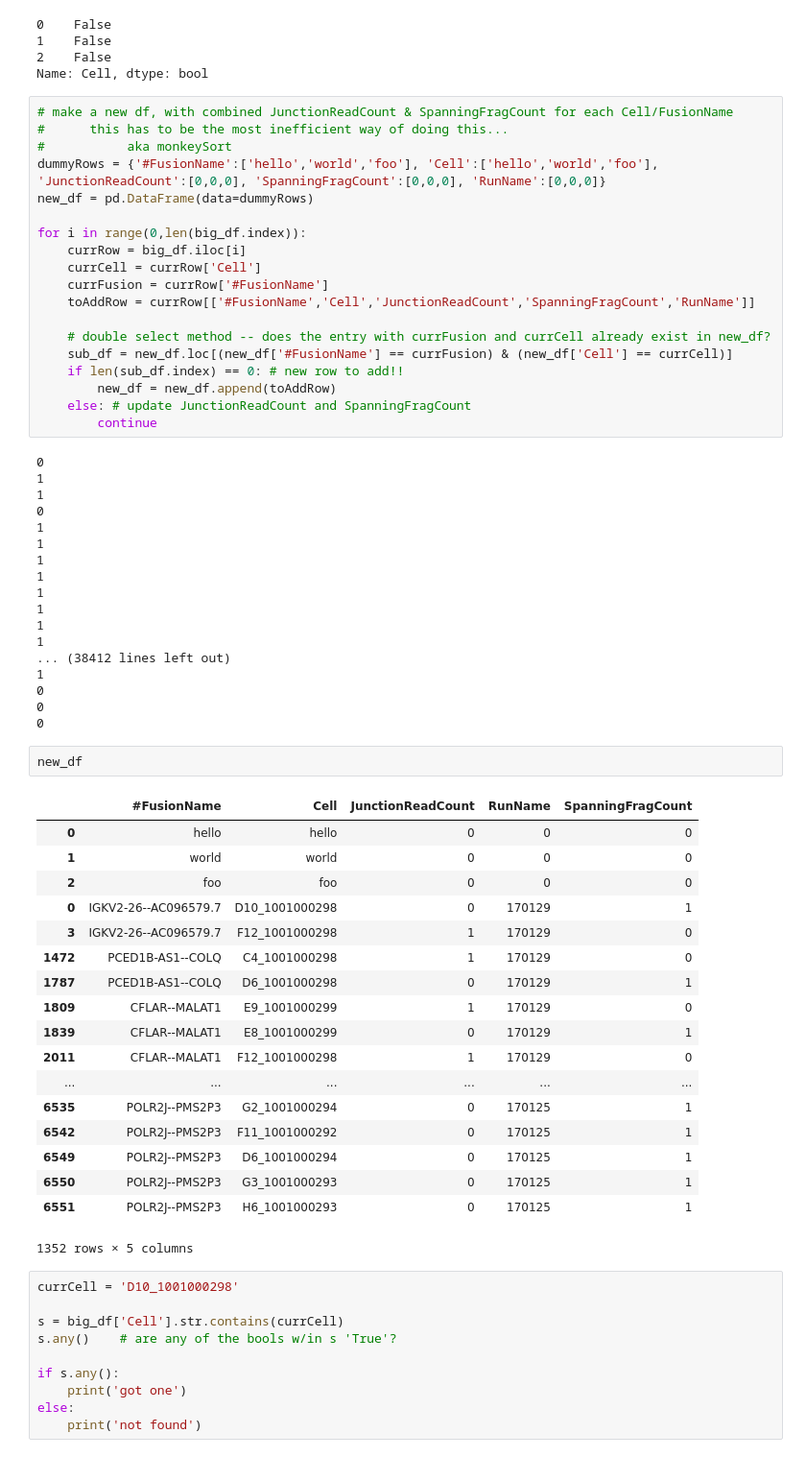
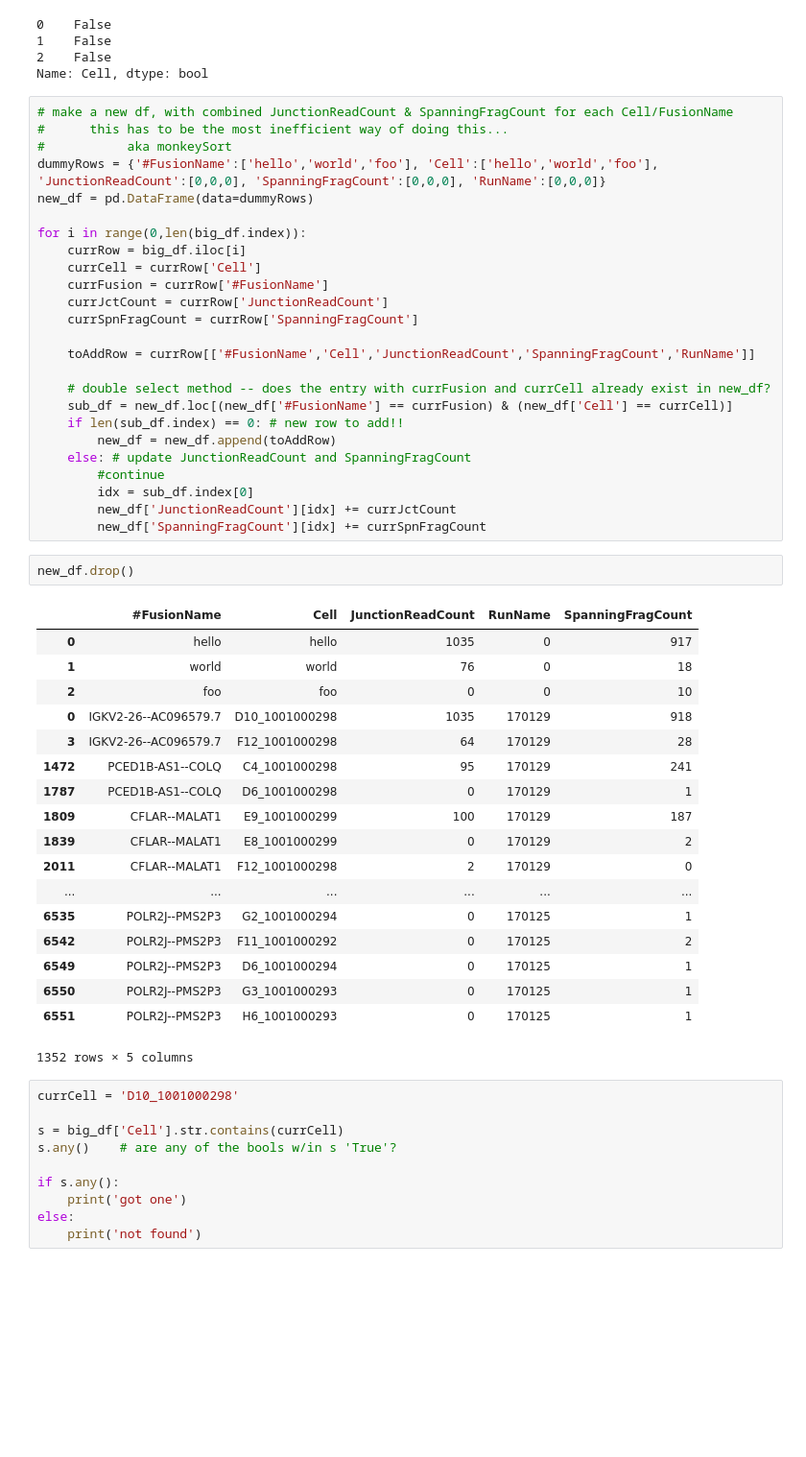
Before and after one commit to lincoln-harris/STAR-Fus_scratch, a Jupyter notebook: read_parased_outFile.ipynb, the cells around one changed output. Shown at 96% size. Cells and saved outputs as stored; diff of their text form; blank space fills up the shorter version.

```diff
--- a/read_parased_outFile.ipynb
+++ b/read_parased_outFile.ipynb
@@ -166,6 +166,9 @@ for i in range(0,len(big_df.index)):
     currRow = big_df.iloc[i]
     currCell = currRow['Cell']
     currFusion = currRow['#FusionName']
+    currJctCount = currRow['JunctionReadCount']
+    currSpnFragCount = currRow['SpanningFragCount']
+
     toAddRow = currRow[['#FusionName','Cell','JunctionReadCount','SpanningFragCount','RunName']]
 
     # double select method -- does the entry with currFusion and currCell already exist in new_df?
@@ -173,42 +176,27 @@ for i in range(0,len(big_df.index)):
     if len(sub_df.index) == 0: # new row to add!!
         new_df = new_df.append(toAddRow)
     else: # update JunctionReadCount and SpanningFragCount
-        continue
+        #continue
+        idx = sub_df.index[0]
+        new_df['JunctionReadCount'][idx] += currJctCount
+        new_df['SpanningFragCount'][idx] += currSpnFragCount
-# %% [output]
-0
-1
-1
-0
-1
-1
-1
-1
-1
-1
-1
-1
-... (38412 lines left out)
-1
-0
-0
-0
 # %%
-new_df
+new_df.drop()
 # %% [output]
 |  | #FusionName | Cell | JunctionReadCount | RunName | SpanningFragCount |
-| 0 | hello | hello | 0 | 0 | 0 |
-| 1 | world | world | 0 | 0 | 0 |
-| 2 | foo | foo | 0 | 0 | 0 |
-| 0 | IGKV2-26--AC096579.7 | D10_1001000298 | 0 | 170129 | 1 |
-| 3 | IGKV2-26--AC096579.7 | F12_1001000298 | 1 | 170129 | 0 |
-| 1472 | PCED1B-AS1--COLQ | C4_1001000298 | 1 | 170129 | 0 |
+| 0 | hello | hello | 1035 | 0 | 917 |
+| 1 | world | world | 76 | 0 | 18 |
+| 2 | foo | foo | 0 | 0 | 10 |
+| 0 | IGKV2-26--AC096579.7 | D10_1001000298 | 1035 | 170129 | 918 |
+| 3 | IGKV2-26--AC096579.7 | F12_1001000298 | 64 | 170129 | 28 |
+| 1472 | PCED1B-AS1--COLQ | C4_1001000298 | 95 | 170129 | 241 |
 | 1787 | PCED1B-AS1--COLQ | D6_1001000298 | 0 | 170129 | 1 |
-| 1809 | CFLAR--MALAT1 | E9_1001000299 | 1 | 170129 | 0 |
-| 1839 | CFLAR--MALAT1 | E8_1001000299 | 0 | 170129 | 1 |
-| 2011 | CFLAR--MALAT1 | F12_1001000298 | 1 | 170129 | 0 |
+| 1809 | CFLAR--MALAT1 | E9_1001000299 | 100 | 170129 | 187 |
+| 1839 | CFLAR--MALAT1 | E8_1001000299 | 0 | 170129 | 2 |
+| 2011 | CFLAR--MALAT1 | F12_1001000298 | 2 | 170129 | 0 |
 | ... | ... | ... | ... | ... | ... |
 | 6535 | POLR2J--PMS2P3 | G2_1001000294 | 0 | 170125 | 1 |
-| 6542 | POLR2J--PMS2P3 | F11_1001000292 | 0 | 170125 | 1 |
+| 6542 | POLR2J--PMS2P3 | F11_1001000292 | 0 | 170125 | 2 |
 | 6549 | POLR2J--PMS2P3 | D6_1001000294 | 0 | 170125 | 1 |
 | 6550 | POLR2J--PMS2P3 | G3_1001000293 | 0 | 170125 | 1 |
 | 6551 | POLR2J--PMS2P3 | H6_1001000293 | 0 | 170125 | 1 |
```
Also changed, not shown: parts of 2 cells of this notebook.
